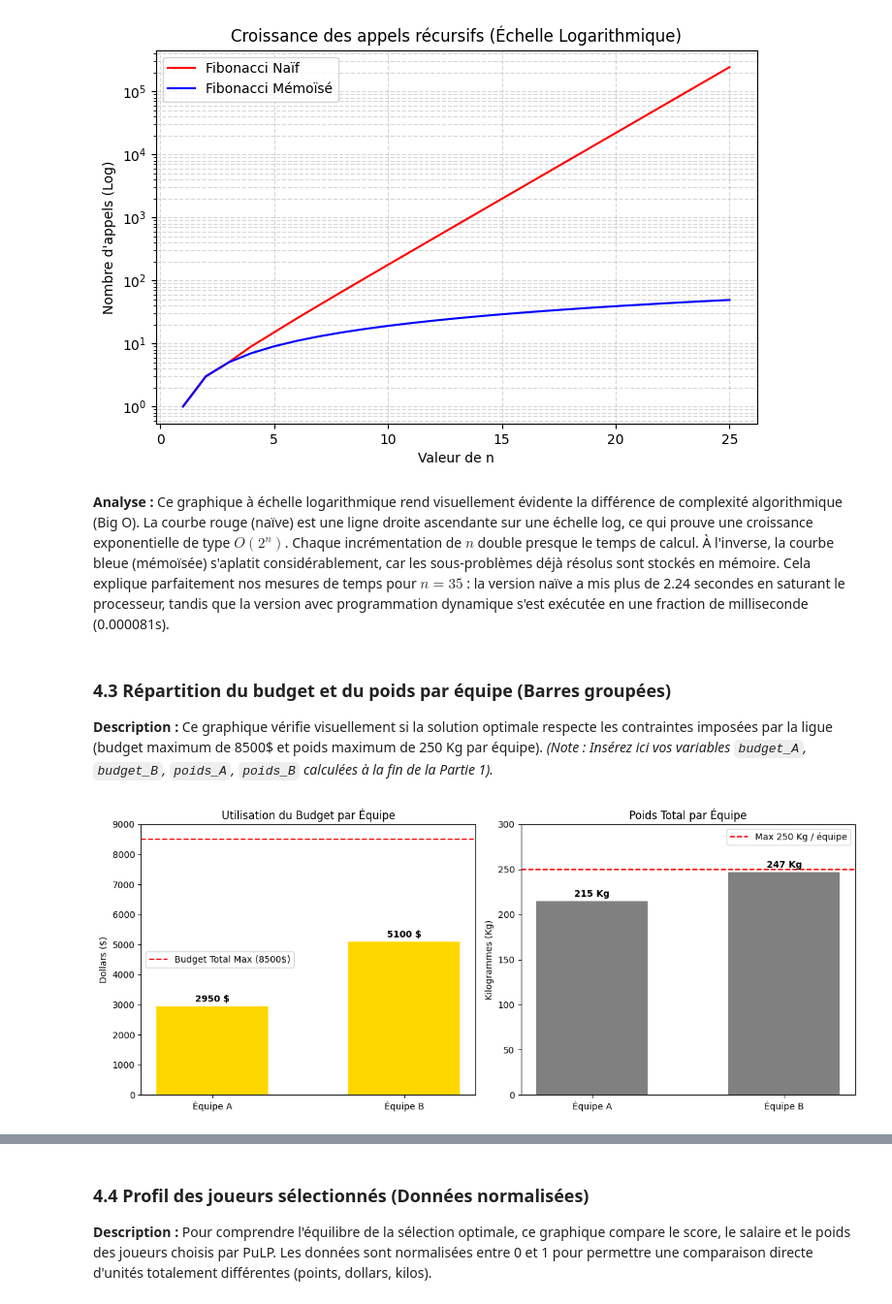
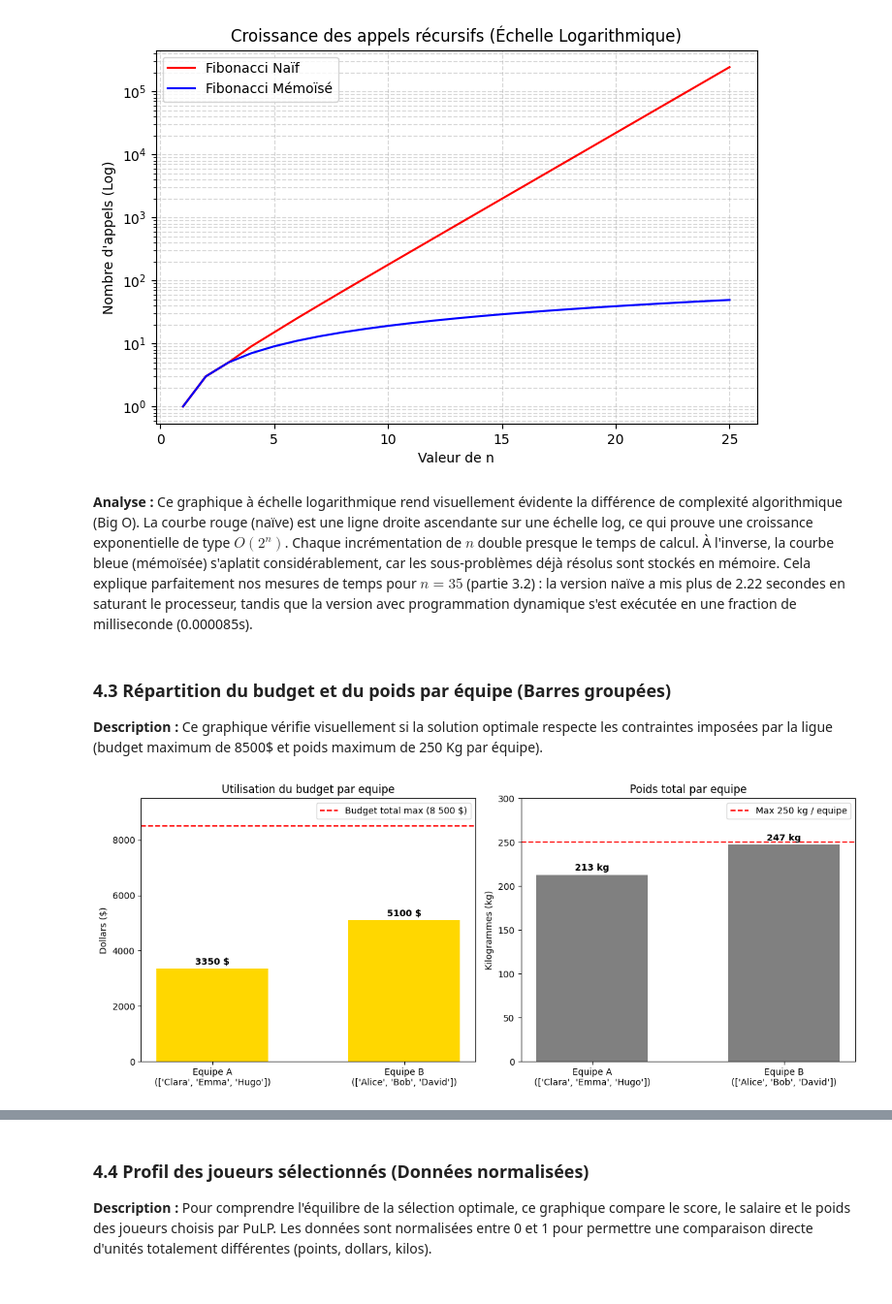
Before and after one commit to rauf-mifteev/Ahuntsic_AI_Optimization, a Jupyter notebook: AI_TP_2.ipynb, the cells around one changed output, grey strips where cells are left out. Shown at 97% size. Saved outputs shown, nothing was run; the diff lists cells and outputs as text; code cells hidden in the pictures.

```diff
--- a/AI_TP_2.ipynb
+++ b/AI_TP_2.ipynb
@@ -400,68 +410,58 @@ plt.show()
 [figure]
 # %% [markdown]
 **Analyse :**
-Ce graphique à échelle logarithmique rend visuellement évidente la différence de complexité algorithmique (Big O). La courbe rouge (naïve) est une ligne droite ascendante sur une échelle log, ce qui prouve une croissance exponentielle de type $O(2^n)$. Chaque incrémentation de $n$ double presque le temps de calcul. À l'inverse, la courbe bleue (mémoïsée) s'aplatit considérablement, car les sous-problèmes déjà résolus sont stockés en mémoire. Cela explique parfaitement nos mesures de temps pour $n=35$ : la version naïve a mis plus de 2.24 secondes en saturant le processeur, tandis que la version avec programmation dynamique s'est exécutée en une fraction de milliseconde (0.000081s).
+Ce graphique à échelle logarithmique rend visuellement évidente la différence de complexité algorithmique (Big O). La courbe rouge (naïve) est une ligne droite ascendante sur une échelle log, ce qui prouve une croissance exponentielle de type $O(2^n)$. Chaque incrémentation de $n$ double presque le temps de calcul. À l'inverse, la courbe bleue (mémoïsée) s'aplatit considérablement, car les sous-problèmes déjà résolus sont stockés en mémoire. Cela explique parfaitement nos mesures de temps pour $n=35$ (partie 3.2) : la version naïve a mis plus de 2.22 secondes en saturant le processeur, tandis que la version avec programmation dynamique s'est exécutée en une fraction de milliseconde (0.000085s).
 # %% [markdown]
 ### 4.3 Répartition du budget et du poids par équipe (Barres groupées)
 **Description :** Ce graphique vérifie visuellement si la solution optimale respecte les contraintes imposées par la ligue (budget maximum de 8500$ et poids maximum de 250 Kg par équipe).
-*(Note : Insérez ici vos variables `budget_A`, `budget_B`, `poids_A`, `poids_B` calculées à la fin de la Partie 1).*
 # %%
 import matplotlib.pyplot as plt
 import numpy as np
 
-# Données réelles extraites de la solution optimale de PuLP
-# Équipe A : Emma (300$, 65kg), Grace (1050$, 70kg), Hugo (1600$, 80kg)
-budget_A = 2950
-poids_A = 215
+# Les données depuis la Partie 1
+budget_A_pulp = sum(j["salaire"] for j in equipe_A_obj)
+poids_A_pulp  = sum(j["poids"]   for j in equipe_A_obj)
+budget_B_pulp = sum(j["salaire"] for j in equipe_B_obj)
+poids_B_pulp  = sum(j["poids"]   for j in equipe_B_obj)
 
-# Équipe B : Alice (1200$, 72kg), Bob (1800$, 85kg), David (2100$, 90kg)
-budget_B = 5100
-poids_B = 247
-
-# Configuration des données pour le graphique
-equipes = ['Équipe A', 'Équipe B']
-budgets = [budget_A, budget_B]
-poids = [poids_A, poids_B]
+budgets = [budget_A_pulp, budget_B_pulp]
+poids_vals = [poids_A_pulp, poids_B_pulp]
+noms_eq = [
+    f"Equipe A\n({[j['nom'] for j in equipe_A_obj]})",
+    f"Equipe B\n({[j['nom'] for j in equipe_B_obj]})",
+]
 
 x = np.array([0, 0.6])
-largeur = 0.35 # Largeur de la barre
-
+largeur = 0.35
 fig, (ax1, ax2) = plt.subplots(1, 2, figsize=(12, 5))
 
-# --- Graphique 1 : Utilisation du Budget ---
-ax1.bar(x, budgets, largeur, color='gold')
-ax1.axhline(y=8500, color='red', linestyle='--', label='Budget Total Max (8500$)')
-ax1.set_title("Utilisation du Budget par Équipe")
+# --- Budget ---
+ax1.bar(x, budgets, largeur, color="gold")
+ax1.axhline(y=8500, color="red", linestyle="--", label="Budget total max (8 500 $)")
+ax1.set_title("Utilisation du budget par equipe")
 ax1.set_ylabel("Dollars ($)")
-ax1.set_ylim(0, 9000)
-
-# On applique les étiquettes de texte sur nos nouvelles positions X
+ax1.set_ylim(0, 9500)
 ax1.set_xticks(x)
-ax1.set_xticklabels(equipes)
-
-# Ajout des valeurs sur les barres (on utilise zip pour lier la position X et la valeur Y)
+ax1.set_xticklabels(noms_eq)
 for i, v in zip(x, budgets):
-    ax1.text(i, v + 150, f"{v} $", ha='center', fontweight='bold')
+    ax1.text(i, v + 150, f"{v} $", ha="center", fontweight="bold")
 ax1.legend()
 
-# --- Graphique 2 : Utilisation du Poids ---
-ax2.bar(x, poids, largeur, color='gray')
-ax2.axhline(y=250, color='red', linestyle='--', label='Max 250 Kg / équipe')
-ax2.set_title("Poids Total par Équipe")
-ax2.set_ylabel("Kilogrammes (Kg)")
+# --- Poids ---
+ax2.bar(x, poids_vals, largeur, color="gray")
+ax2.axhline(y=250, color="red", linestyle="--", label="Max 250 kg / equipe")
+ax2.set_title("Poids total par equipe")
+ax2.set_ylabel("Kilogrammes (kg)")
 ax2.set_ylim(0, 300)
-
-# On applique les étiquettes de texte sur nos nouvelles positions X
 ax2.set_xticks(x)
-ax2.set_xticklabels(equipes)
-
-for i, v in zip(x, poids):
-    ax2.text(i, v + 5, f"{v} Kg", ha='center', fontweight='bold')
+ax2.set_xticklabels(noms_eq)
+for i, v in zip(x, poids_vals):
+    ax2.text(i, v + 5, f"{v} kg", ha="center", fontweight="bold")
 ax2.legend()
 
 plt.tight_layout()
 plt.show()
 # %% [output]
-[figure, old version]
+[figure, new version]
 # %% [markdown]
 **Analyse :**
```
Also changed, not shown: parts of 10 cells of this notebook.
